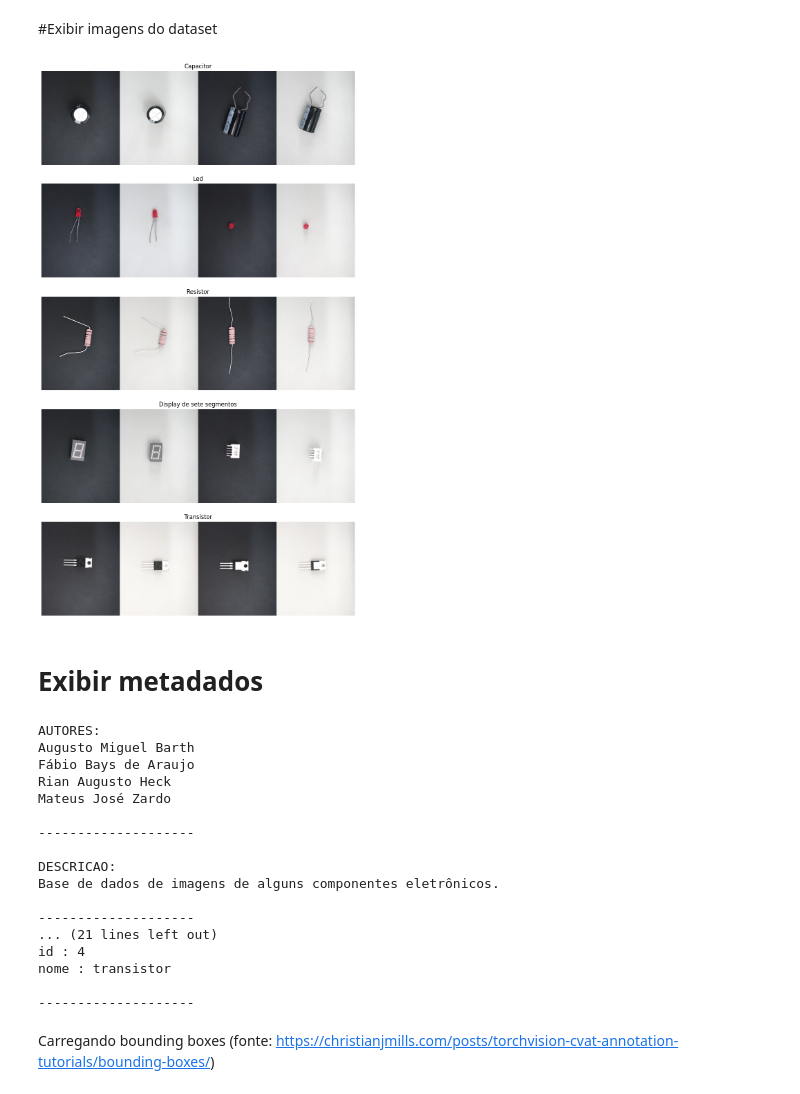
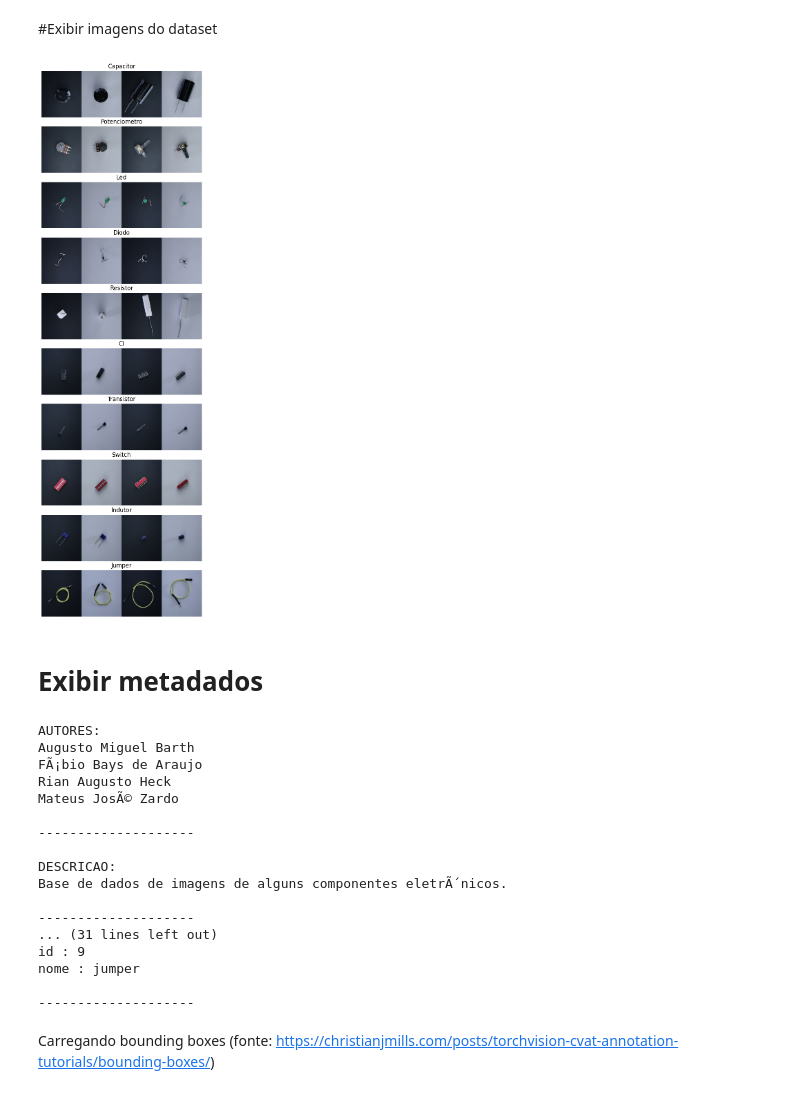
Before and after one commit to fabio-bays/the-dip, a Jupyter notebook: exibir_dataset_original.ipynb, the cells around one changed output. Saved outputs shown, nothing was run; the diff lists cells and outputs as text; code cells hidden in the pictures.

```diff
--- a/exibir_dataset_original.ipynb
+++ b/exibir_dataset_original.ipynb
@@ -11,7 +11,7 @@ Mounted at /content/drive
 import pathlib
 
 path_root = pathlib.Path('./')
-path_imgs = pathlib.Path('./imagens')
+path_imgs = pathlib.Path('./processed_images')
 # %% [markdown]
 #Exibir imagens do dataset
 # %%
@@ -36,21 +36,26 @@ for item in items:
     imgs.append(img)
 # %%
 mont_capacitores = ski.util.montage(imgs[0:4], channel_axis=-1, grid_shape=(1, 4))
-mont_leds = ski.util.montage(imgs[4:8], channel_axis=-1, grid_shape=(1, 4))
-mont_resistores = ski.util.montage(imgs[8:12], channel_axis=-1, grid_shape=(1, 4))
-mont_seven_seg = ski.util.montage(imgs[12:16], channel_axis=-1, grid_shape=(1, 4))
-mont_transist = ski.util.montage(imgs[16:20], channel_axis=-1, grid_shape=(1, 4))
+mont_diodo = ski.util.montage(imgs[20:24], channel_axis=-1, grid_shape=(1, 4))
+mont_indutor = ski.util.montage(imgs[40:44], channel_axis=-1, grid_shape=(1, 4))
+mont_ic = ski.util.montage(imgs[60:64], channel_axis=-1, grid_shape=(1, 4))
+mont_jump = ski.util.montage(imgs[80:84], channel_axis=-1, grid_shape=(1, 4))
+mont_led = ski.util.montage(imgs[100:104], channel_axis=-1, grid_shape=(1, 4))
+mont_pot = ski.util.montage(imgs[120:124], channel_axis=-1, grid_shape=(1, 4))
+mont_resistores = ski.util.montage(imgs[140:144], channel_axis=-1, grid_shape=(1, 4))
+mont_switch = ski.util.montage(imgs[160:164], channel_axis=-1, grid_shape=(1, 4))
+mont_transist = ski.util.montage(imgs[180:184], channel_axis=-1, grid_shape=(1, 4))
 # %%
-fig, axes = pl.subplots(5, 1, figsize=(40.96,20.48))
+fig, axes = pl.subplots(10, 1, figsize=(40.96,20.48))
 
-ordem = [mont_capacitores, mont_leds, mont_resistores, mont_seven_seg, mont_transist]
-nomes = ['Capacitor', 'Led', 'Resistor', 'Display de sete segmentos', 'Transistor']
-for i, mont in zip(range(0,5), ordem):
+ordem = [mont_capacitores, mont_pot, mont_led, mont_diodo, mont_resistores, mont_ic, mont_transist, mont_switch, mont_indutor, mont_jump]
+nomes = ['Capacitor', 'Potenciometro', 'Led', 'Diodo', 'Resistor', 'CI', 'Transistor', 'Switch', 'Indutor', 'Jumper']
+for i, mont in zip(range(0,10), ordem):
   axes[i].imshow(mont)
   axes[i].set_axis_off()
   axes[i].set_title(nomes[i])
 # %% [output]
-[figure, old version]
+[figure, new version]
 # %% [markdown]
 # Exibir metadados
 # %%
@@ -83,19 +88,19 @@ exibir_metadados()
 # %% [output]
 AUTORES:
 Augusto Miguel Barth
-Fábio Bays de Araujo
+FÃ¡bio Bays de Araujo
 Rian Augusto Heck
-Mateus José Zardo
+Mateus JosÃ© Zardo
 
 --------------------
 
 DESCRICAO:
-Base de dados de imagens de alguns componentes eletrônicos.
+Base de dados de imagens de alguns componentes eletrÃ´nicos.
 
 --------------------
-... (21 lines left out)
-id : 4
-nome : transistor
+... (31 lines left out)
+id : 9
+nome : jumper
 
 --------------------
 # %% [markdown]
```
Also changed, not shown: 1 other file.
